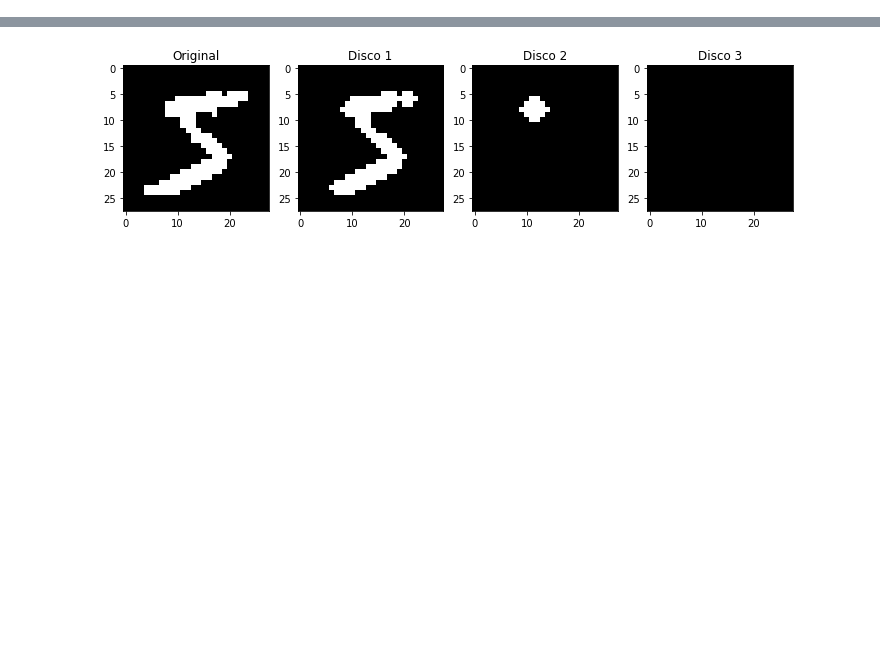
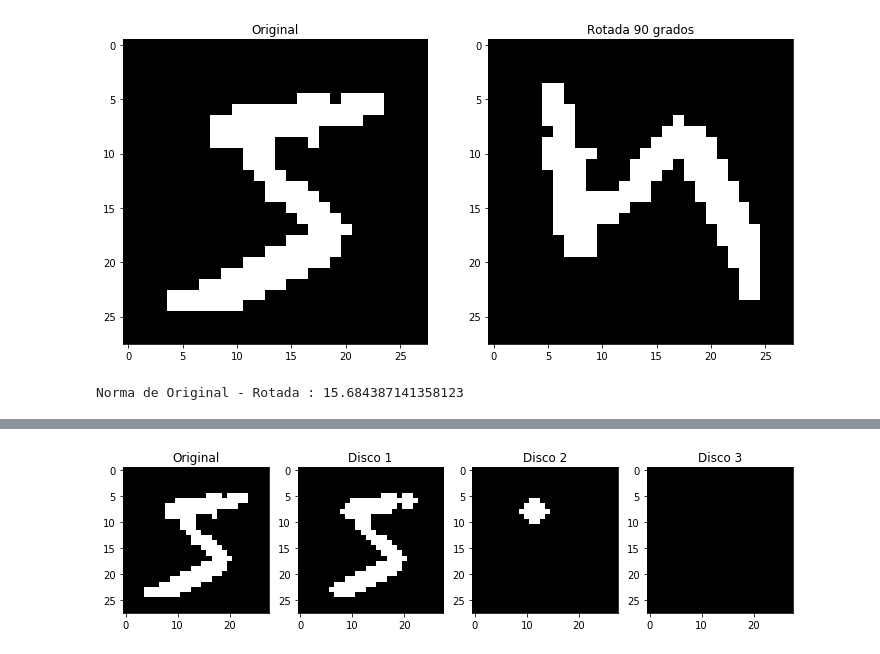
Before and after one commit to nottu/verano, a Jupyter notebook: notebook/morpho.ipynb, the cells around one changed output, grey strips where cells are left out. Drawn from its saved outputs; the diff is of its cells as text; code cells hidden in the pictures; blank space fills up the shorter version.

```diff
--- a/notebook/morpho.ipynb
+++ b/notebook/morpho.ipynb
@@ -8,0 +12,15 @@ El otro camino seguido, propuesto en Ralph et al, introduce una red neuronal con
+# %%
+(x_train, y_train), (x_test, y_test) = mnist.load_data()
+im1 = x_train[0] > 50 #umbral fijo para el ejemplo
+f, ax = plt.subplots(1, 2, figsize=(12,15))
+imr = np.rot90(im1)
+ax[0].set_title('Original')
+ax[0].imshow(im1, cmap='gray')
+ax[1].set_title('Rotada 90 grados')
+ax[1].imshow(imr, cmap='gray')
+plt.show()
+nrm = np.linalg.norm(im1 ^ imr)
+print("Norma de Original - Rotada : {0}".format(nrm))
+# %% [output]
+[figure, added]
+Norma de Original - Rotada : 15.684387141358123
```
Also changed, not shown: parts of 19 cells of this notebook.
